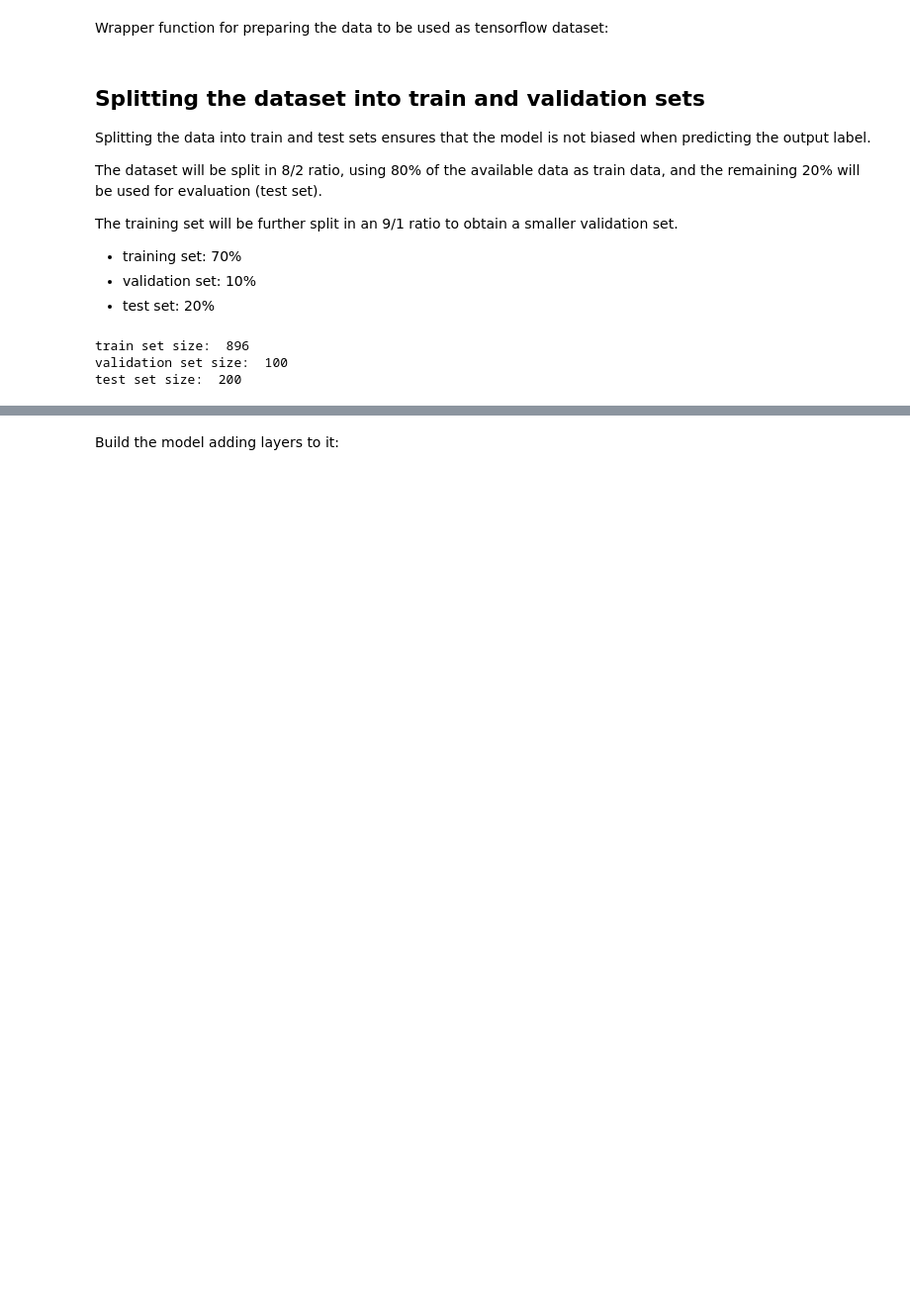
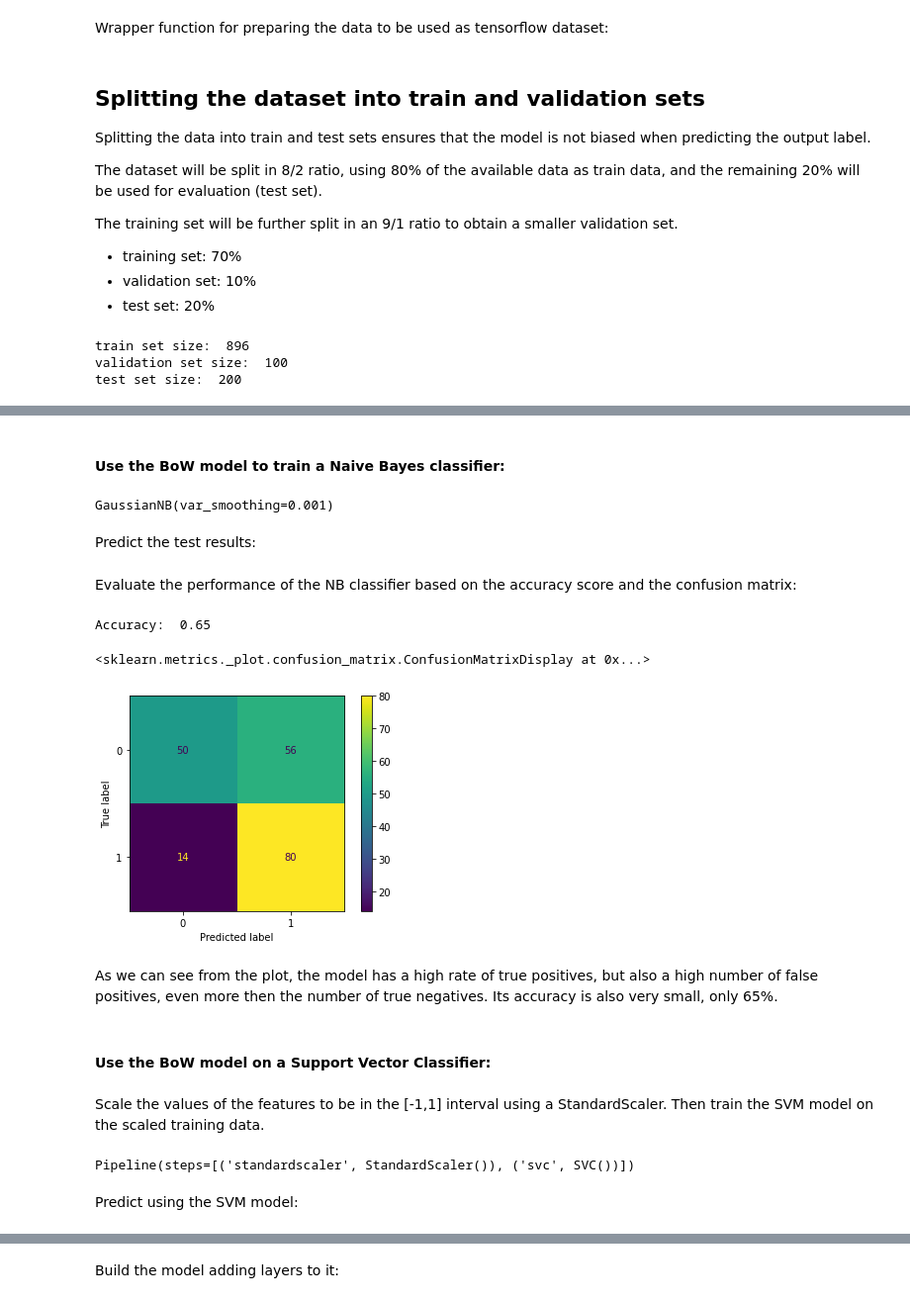
Before and after one commit to keresztesbeata/Intelligent-Systems-Lab, a Jupyter notebook: Restaurant-Reviews-NLP/RestaurantReviews.ipynb, the cells around one changed output, grey strips where cells are left out. Shown at 99% size. Drawn from its saved outputs; the diff is of its cells as text; code cells hidden in the pictures; blank space fills up the shorter version.

```diff
--- a/Restaurant-Reviews-NLP/RestaurantReviews.ipynb
+++ b/Restaurant-Reviews-NLP/RestaurantReviews.ipynb
@@ -551,0 +556,34 @@ GRU
+# %% [markdown]
+#### Use the BoW model to train a Naive Bayes classifier:
+# %%
+nb_classifier = GaussianNB(var_smoothing=0.001)
+nb_classifier.fit(X_train, y_train)
+# %% [output]
+GaussianNB(var_smoothing=0.001)
+# %% [markdown]
+Predict the test results:
+# %%
+y_pred = nb_classifier.predict(X_test)
+# %% [markdown]
+Evaluate the performance of the NB classifier based on the accuracy score and the confusion matrix:
+# %%
+print("Accuracy: " , accuracy_score(y_test, y_pred))
+
+ConfusionMatrixDisplay.from_predictions(y_test, y_pred)
+# %% [output]
+Accuracy:  0.65
+<sklearn.metrics._plot.confusion_matrix.ConfusionMatrixDisplay at 0x...>
+[figure, added]
+# %% [markdown]
+As we can see from the plot, the model has a high rate of true positives, but also a high number of false positives, even more then the number of true negatives. Its accuracy is also very small, only 65%.
+# %% [markdown]
+#### Use the BoW model on a Support Vector Classifier:
+# %% [markdown]
+Scale the values of the features to be in the [-1,1] interval using a StandardScaler. Then train the SVM model on the scaled training data.
+# %%
+svm = make_pipeline(StandardScaler(), SVC(gamma='scale'))
+svm.fit(X_train, y_train)
+# %% [output]
+Pipeline(steps=[('standardscaler', StandardScaler()), ('svc', SVC())])
+# %% [markdown]
+Predict using the SVM model:
```
Also changed, not shown: parts of 55 cells of this notebook.
